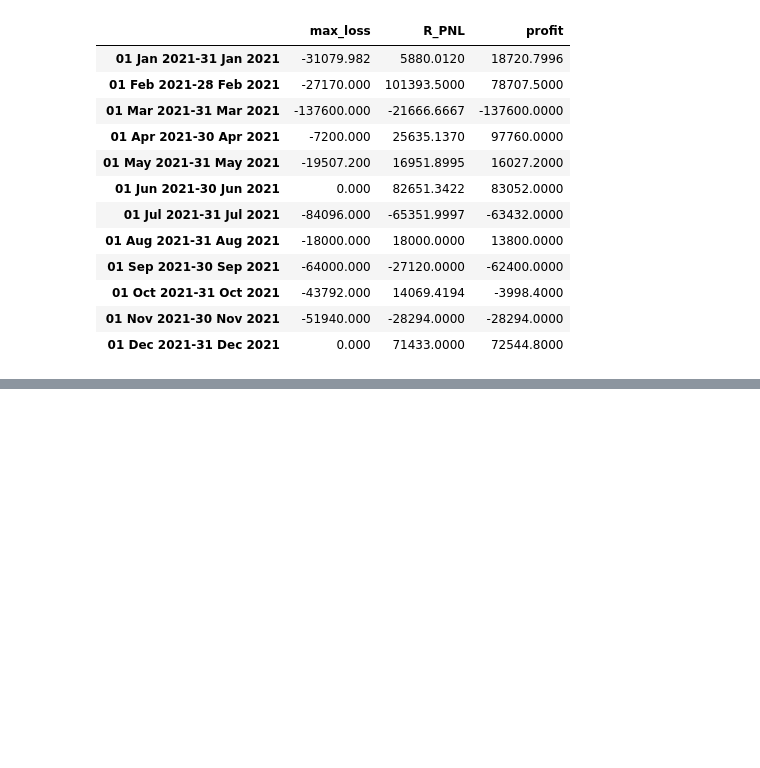
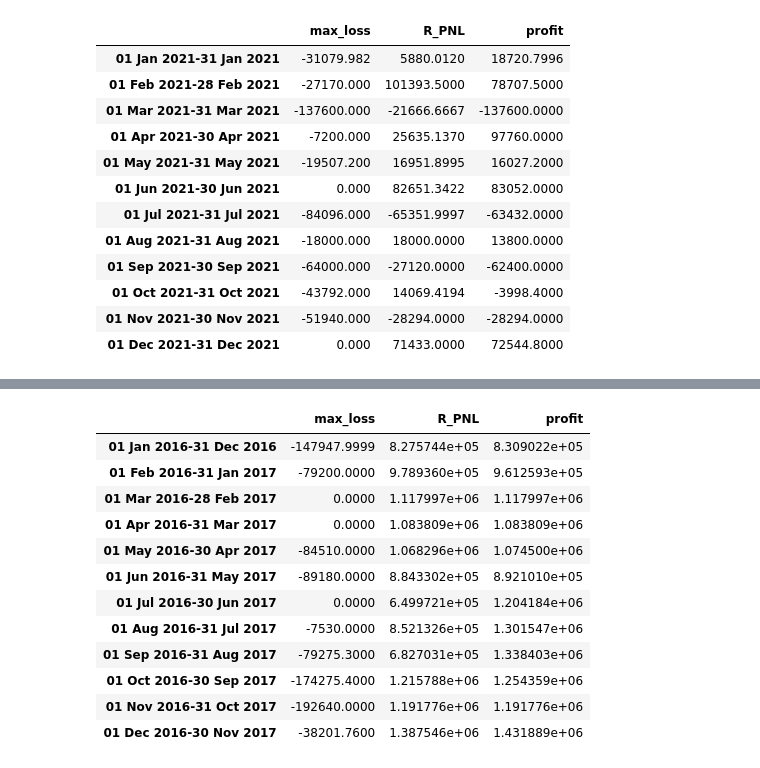
Before and after one commit to SamanvayMS/bp-Trading, a Jupyter notebook: Genetic_Algo_using_Deap_revise.ipynb, the cells around one changed output, grey strips where cells are left out. Cells and saved outputs as stored; diff of their text form; code cells hidden in the pictures; blank space fills up the shorter version.

```diff
--- a/Genetic_Algo_using_Deap_revise.ipynb
+++ b/Genetic_Algo_using_Deap_revise.ipynb
@@ -1314,0 +1493,29 @@ testing_df
+# %%
+grid_params = [0.001,0.01,0.0005]
+lot_params = [100000,2000000,100000]
+multiplier_params = [1,3,0.1]
+lookback_params = [9,20,30,50,100,150,200]
+
+n_grid_params = ((grid_params[1]-grid_params[0])/grid_params[2])
+n_lot_params = ((lot_params[1]-lot_params[0])/lot_params[2])
+n_multiplier_params = ((multiplier_params[1]-multiplier_params[0])/multiplier_params[2])
+n_lookback_params = len(lookback_params)
+
+n_combination = n_grid_params*n_lot_params*n_multiplier_params*n_lookback_params
+
+print('number of grid params:-',(n_grid_params))
+print('number of lot params:-',(n_lot_params))
+print('number of multiplier params:-',(n_multiplier_params))
+print('number of lookback params:-',(n_lookback_params))
+print('total_number_of_combinations:-',(n_grid_params*n_lot_params*n_multiplier_params*n_lookback_params))
+
+
+# Adjust these parameter according to search space
+n_trials = 50 #NGEN
+npop = 100
+early_stopping_gen = n_trials # no early stopping
+optimizer_param = [n_trials, npop, early_stopping_gen]
+
+parameters = [grid_params,lot_params,multiplier_params,lookback_params]
+
+testing_df, optimization_df = walk_forward_analysis_multiplier('jan 2017','jan 2018',1,parameters,optimization_function=deap_optimiser_multiplier,optimizer_params=optimizer_param,lookback_in_months=12,evaluation_period=1)
@@ -1314,0 +1540,16 @@ testing_df
+# %%
+optimization_df
+# %% [output]
+|  | max_loss | R_PNL | profit |
+| 01 Jan 2016-31 Dec 2016 | -147947.9999 | 8.275744e+05 | 8.309022e+05 |
+| 01 Feb 2016-31 Jan 2017 | -79200.0000 | 9.789360e+05 | 9.612593e+05 |
+| 01 Mar 2016-28 Feb 2017 | 0.0000 | 1.117997e+06 | 1.117997e+06 |
+| 01 Apr 2016-31 Mar 2017 | 0.0000 | 1.083809e+06 | 1.083809e+06 |
+| 01 May 2016-30 Apr 2017 | -84510.0000 | 1.068296e+06 | 1.074500e+06 |
+| 01 Jun 2016-31 May 2017 | -89180.0000 | 8.843302e+05 | 8.921010e+05 |
+| 01 Jul 2016-30 Jun 2017 | 0.0000 | 6.499721e+05 | 1.204184e+06 |
+| 01 Aug 2016-31 Jul 2017 | -7530.0000 | 8.521326e+05 | 1.301547e+06 |
+| 01 Sep 2016-31 Aug 2017 | -79275.3000 | 6.827031e+05 | 1.338403e+06 |
+| 01 Oct 2016-30 Sep 2017 | -174275.4000 | 1.215788e+06 | 1.254359e+06 |
+| 01 Nov 2016-31 Oct 2017 | -192640.0000 | 1.191776e+06 | 1.191776e+06 |
+| 01 Dec 2016-30 Nov 2017 | -38201.7600 | 1.387546e+06 | 1.431889e+06 |
```
Also changed, not shown: parts of 21 cells of this notebook, 1 other file.
